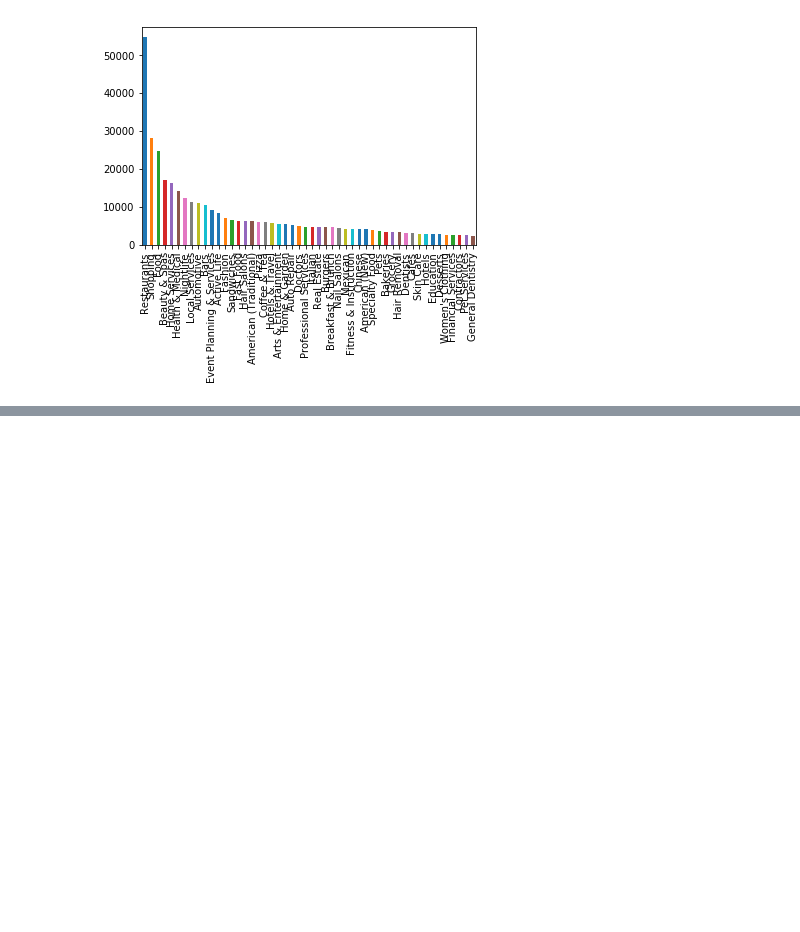
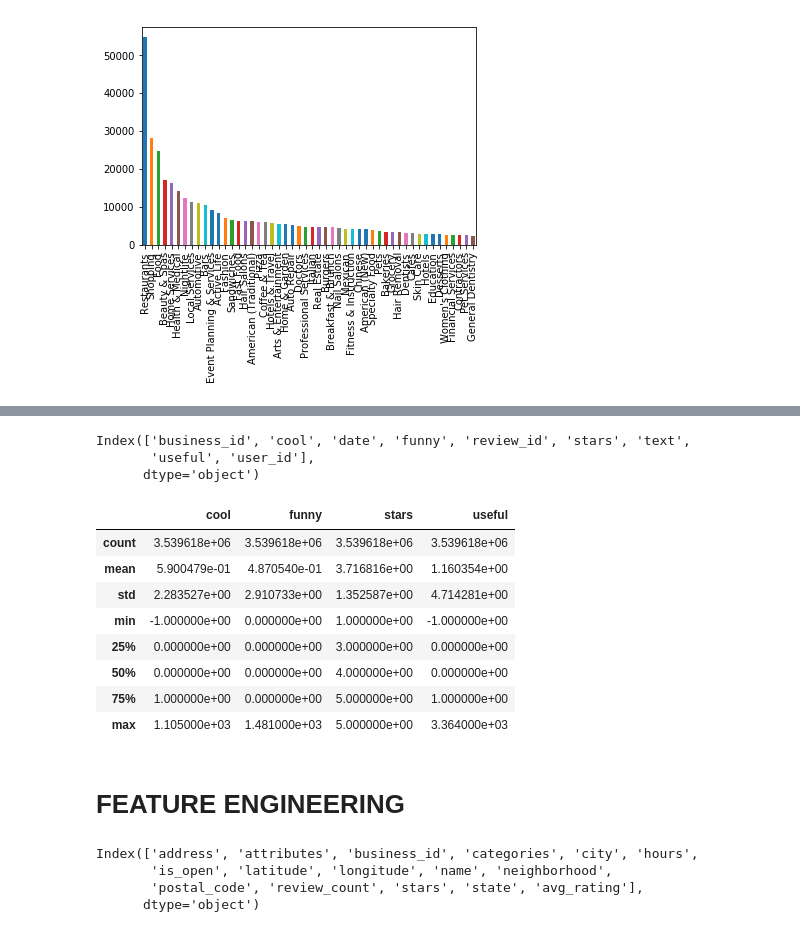
Before and after one commit to saravrajavelu/Yelp-Recommendation, a Jupyter notebook: Untitled.ipynb, the cells around one changed output, grey strips where cells are left out. Drawn from its saved outputs; the diff is of its cells as text; code cells hidden in the pictures; blank space fills up the shorter version.

Commit message:
Started feature engineering for restaurants

```diff
--- a/Untitled.ipynb
+++ b/Untitled.ipynb
@@ -7,8 +7,8 @@ import pickle
 
 % matplotlib inline
 # %%
-#business = pd.read_json('./Data/business.json', lines =  True)
-business = pd.read_pickle('business.pkl')
+business = pd.read_json('./Data/business.json', lines =  True)
+#business = pd.read_pickle('business.pkl')
 
 print(business.shape)
 business.head()
@@ -99,0 +94,20 @@ Name: business_id, dtype: int64
+# %%
+review.columns
+# %% [output]
+Index(['business_id', 'cool', 'date', 'funny', 'review_id', 'stars', 'text',
+       'useful', 'user_id'],
+      dtype='object')
+# %%
+review.describe()
+# %% [output]
+|  | cool | funny | stars | useful |
+| count | 3.539618e+06 | 3.539618e+06 | 3.539618e+06 | 3.539618e+06 |
+| mean | 5.900479e-01 | 4.870540e-01 | 3.716816e+00 | 1.160354e+00 |
+| std | 2.283527e+00 | 2.910733e+00 | 1.352587e+00 | 4.714281e+00 |
+| min | -1.000000e+00 | 0.000000e+00 | 1.000000e+00 | -1.000000e+00 |
+| 25% | 0.000000e+00 | 0.000000e+00 | 3.000000e+00 | 0.000000e+00 |
+| 50% | 0.000000e+00 | 0.000000e+00 | 4.000000e+00 | 0.000000e+00 |
+| 75% | 1.000000e+00 | 0.000000e+00 | 5.000000e+00 | 1.000000e+00 |
+| max | 1.105000e+03 | 1.481000e+03 | 5.000000e+00 | 3.364000e+03 |
+# %% [markdown]
+# FEATURE ENGINEERING
@@ -99,0 +123,7 @@ Name: business_id, dtype: int64
+# %%
+business.columns
+# %% [output]
+Index(['address', 'attributes', 'business_id', 'categories', 'city', 'hours',
+       'is_open', 'latitude', 'longitude', 'name', 'neighborhood',
+       'postal_code', 'review_count', 'stars', 'state', 'avg_rating'],
+      dtype='object')
```
Also changed, not shown: parts of 6 cells of this notebook.
